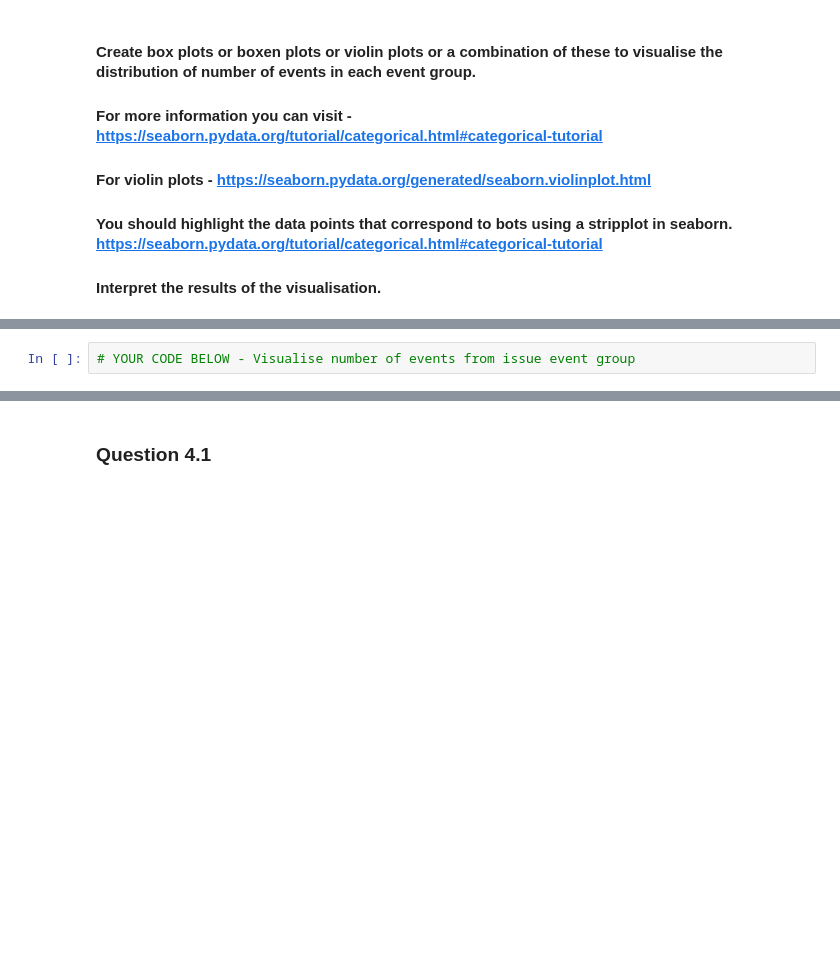
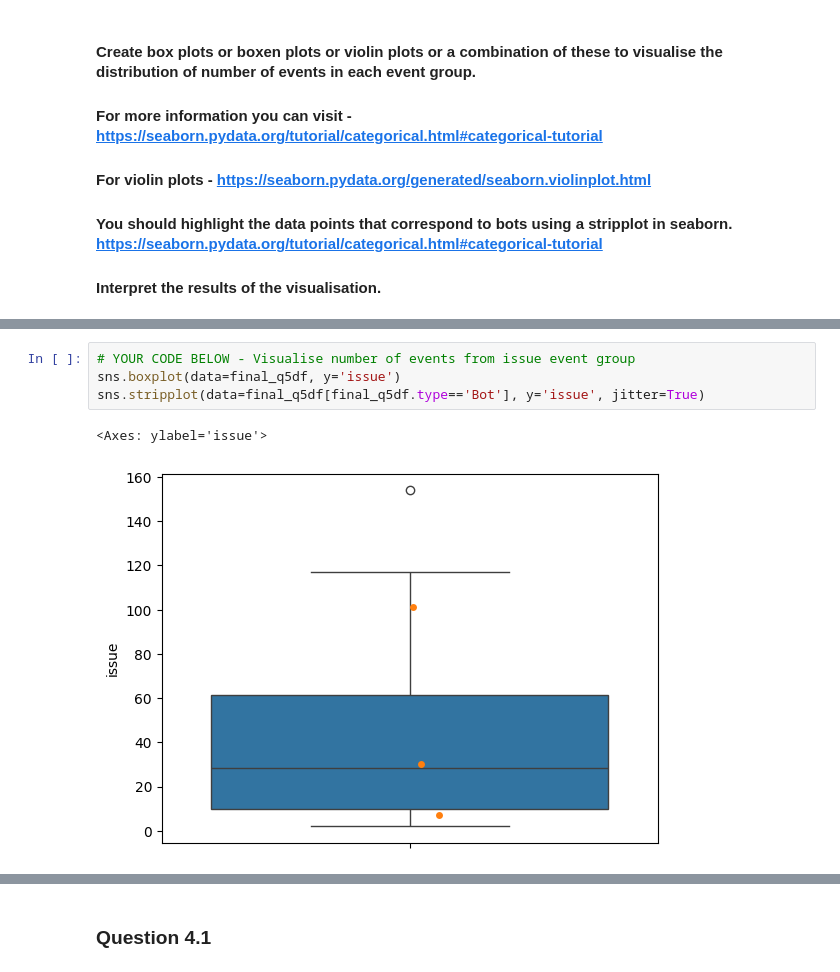
Before and after one commit to ThomasBernard28/Software_Evolution_TP3_2024, a Jupyter notebook: TP3_template.ipynb, the cells around one changed output, grey strips where cells are left out. Cells and saved outputs as stored; diff of their text form; blank space fills up the shorter version.

```diff
--- a/TP3_template.ipynb
+++ b/TP3_template.ipynb
@@ -637,4 +720,9 @@ df_medians.pivot(index='type', columns='event_group', values='median')#.reset_in
 # %%
 # YOUR CODE BELOW - Visualise number of events from issue event group
+sns.boxplot(data=final_q5df, y='issue')
+sns.stripplot(data=final_q5df[final_q5df.type=='Bot'], y='issue', jitter=True)
+# %% [output]
+<Axes: ylabel='issue'>
+[figure, added]
 # %%
 # YOUR CODE BELOW - Visualise number of events from commit event group
```
Also changed, not shown: parts of 29 cells of this notebook, 6 other files.
